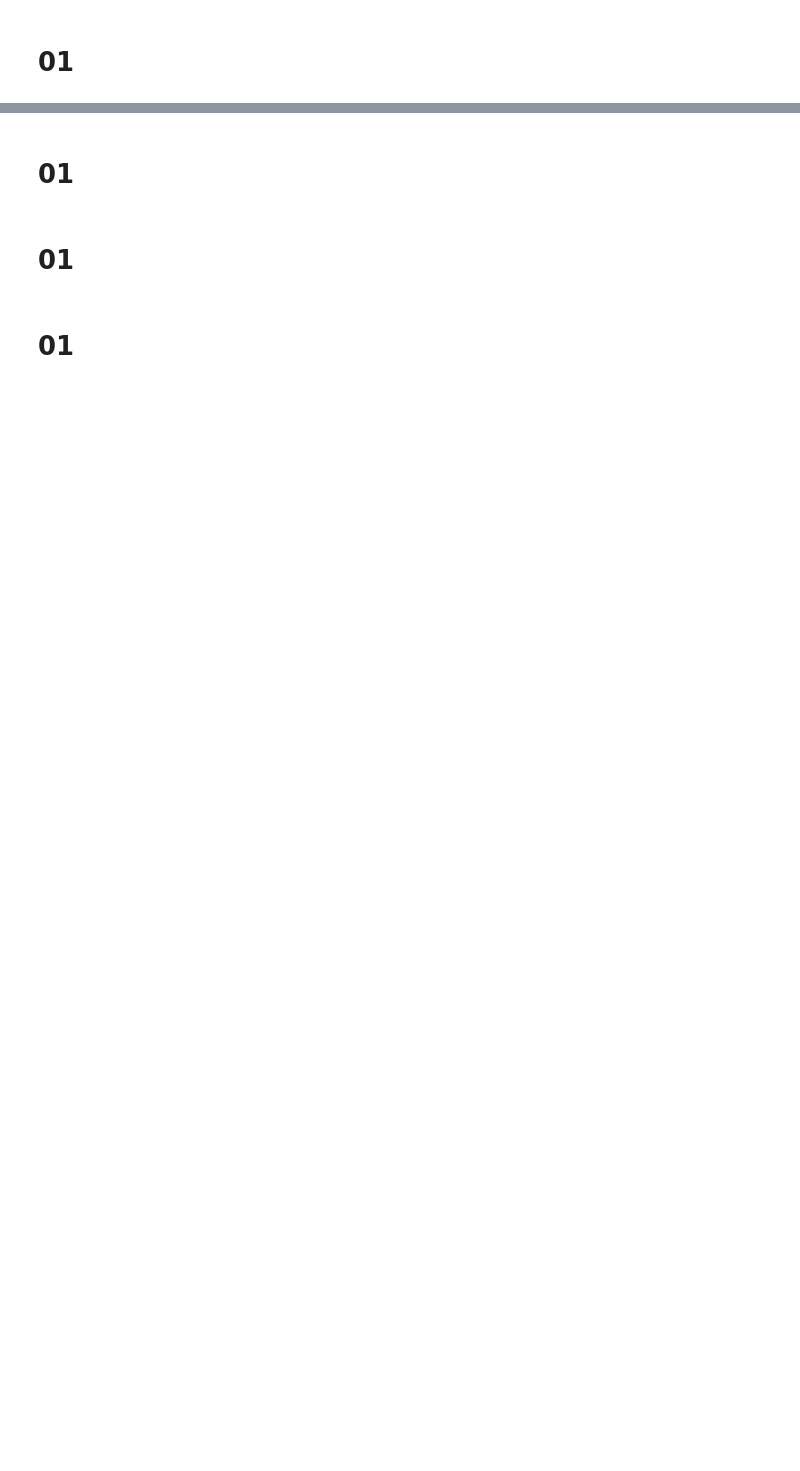
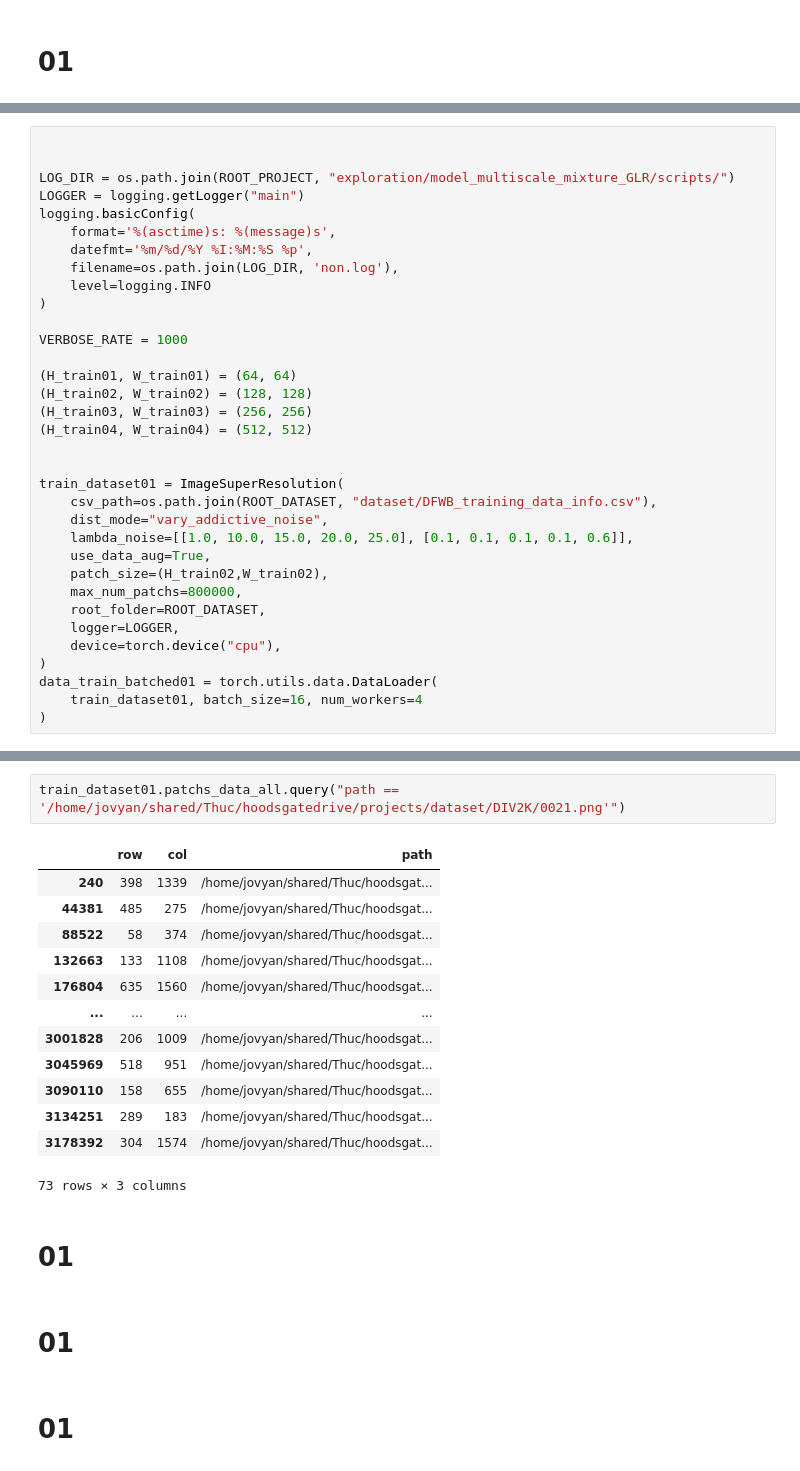
Before and after one commit to tamthuc1995/ImageRestoration-Development-Unrolling, a Jupyter notebook: exploration/2007-GGTV-GGLR-explore.ipynb, the cells around one changed output, grey strips where cells are left out. Cells and saved outputs as stored; diff of their text form; blank space fills up the shorter version.

```diff
--- a/exploration/2007-GGTV-GGLR-explore.ipynb
+++ b/exploration/2007-GGTV-GGLR-explore.ipynb
@@ -1953,0 +1994,34 @@ plt.plot(lr_list)
+# %%
+
+
+LOG_DIR = os.path.join(ROOT_PROJECT, "exploration/model_multiscale_mixture_GLR/scripts/")
+LOGGER = logging.getLogger("main")
+logging.basicConfig(
+    format='%(asctime)s: %(message)s',
+    datefmt='%m/%d/%Y %I:%M:%S %p',
+    filename=os.path.join(LOG_DIR, 'non.log'),
+    level=logging.INFO
+)
+
+VERBOSE_RATE = 1000
+
+(H_train01, W_train01) = (64, 64)
+(H_train02, W_train02) = (128, 128)
+(H_train03, W_train03) = (256, 256)
+(H_train04, W_train04) = (512, 512)
+
+
+train_dataset01 = ImageSuperResolution(
+    csv_path=os.path.join(ROOT_DATASET, "dataset/DFWB_training_data_info.csv"),
+    dist_mode="vary_addictive_noise",
+    lambda_noise=[[1.0, 10.0, 15.0, 20.0, 25.0], [0.1, 0.1, 0.1, 0.1, 0.6]],
+    use_data_aug=True,
+    patch_size=(H_train02,W_train02),
+    max_num_patchs=800000,
+    root_folder=ROOT_DATASET,
+    logger=LOGGER,
+    device=torch.device("cpu"),
+)
+data_train_batched01 = torch.utils.data.DataLoader(
+    train_dataset01, batch_size=16, num_workers=4
+)
@@ -1954,3 +2038,19 @@ plt.plot(lr_list)
+# %%
+train_dataset01.patchs_data_all.query("path == '/home/jovyan/shared/Thuc/hoodsgatedrive/projects/dataset/DIV2K/0021.png'")
+# %% [output]
+|  | row | col | path |
+| 240 | 398 | 1339 | /home/jovyan/shared/Thuc/hoodsgat... |
+| 44381 | 485 | 275 | /home/jovyan/shared/Thuc/hoodsgat... |
+| 88522 | 58 | 374 | /home/jovyan/shared/Thuc/hoodsgat... |
+| 132663 | 133 | 1108 | /home/jovyan/shared/Thuc/hoodsgat... |
+| 176804 | 635 | 1560 | /home/jovyan/shared/Thuc/hoodsgat... |
+| ... | ... | ... | ... |
+| 3001828 | 206 | 1009 | /home/jovyan/shared/Thuc/hoodsgat... |
+| 3045969 | 518 | 951 | /home/jovyan/shared/Thuc/hoodsgat... |
+| 3090110 | 158 | 655 | /home/jovyan/shared/Thuc/hoodsgat... |
+| 3134251 | 289 | 183 | /home/jovyan/shared/Thuc/hoodsgat... |
+| 3178392 | 304 | 1574 | /home/jovyan/shared/Thuc/hoodsgat... |
+73 rows × 3 columns
 # %% [markdown]
 # 01
 # %% [markdown]
```
Also changed, not shown: parts of 4 cells of this notebook, 6 other files.
